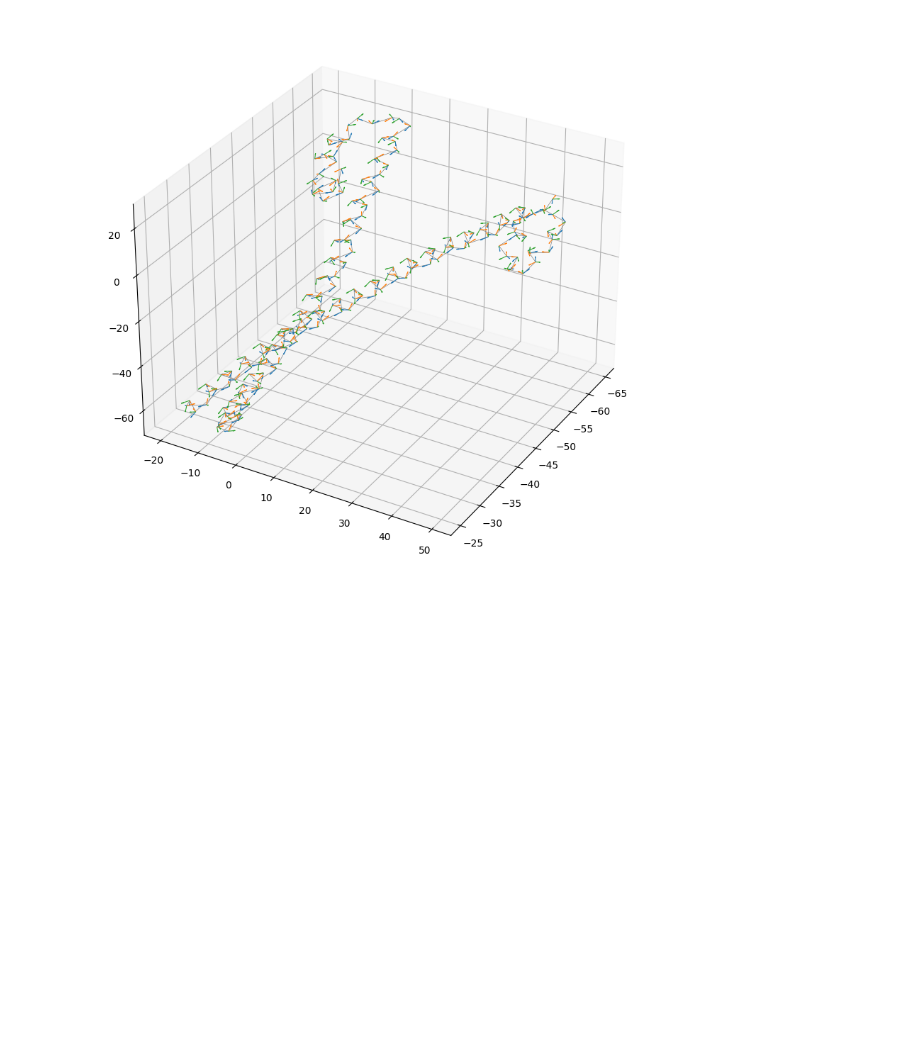
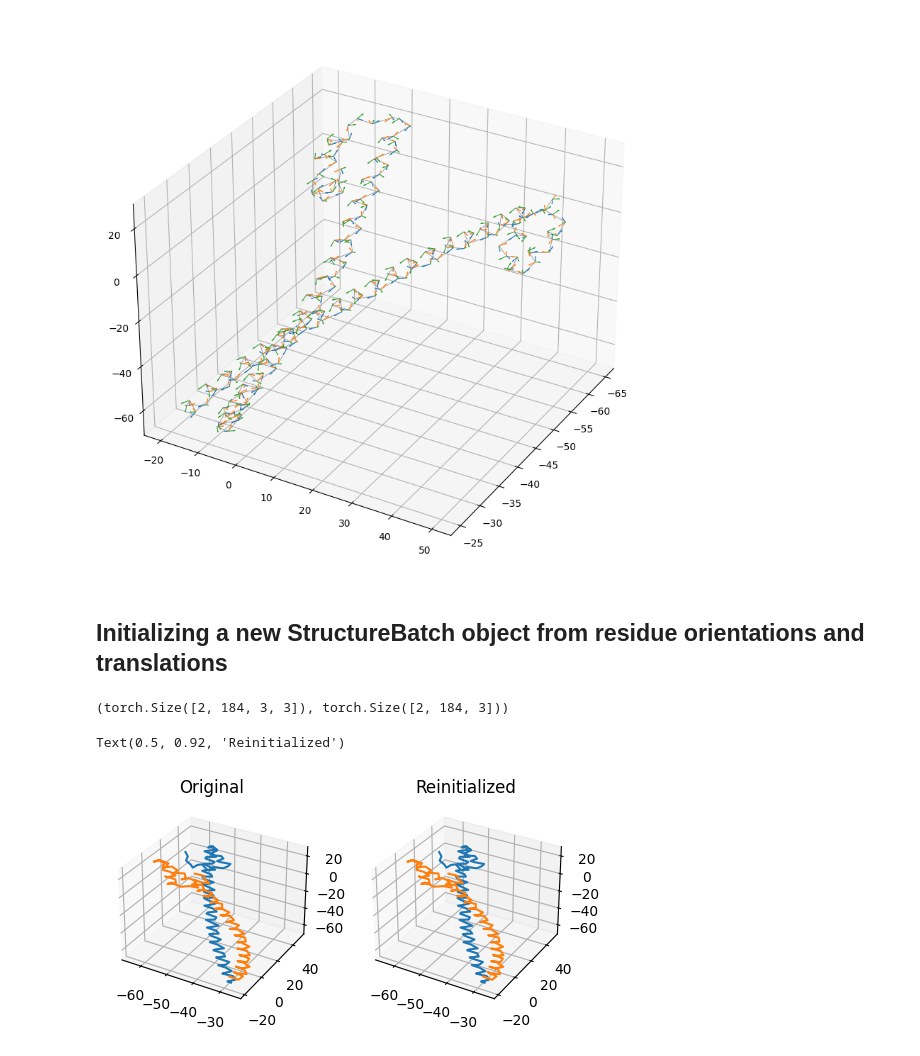
Before and after one commit to dohlee/protstruc, a Jupyter notebook: docs/tutorials/backbone_orientations_and_translations.ipynb, the cells around one changed output. Saved outputs shown, nothing was run; the diff lists cells and outputs as text; code cells hidden in the pictures; blank space fills up the shorter version.

Commit message:
update tutorial for backbone orientations and translations

```diff
--- a/docs/tutorials/backbone_orientations_and_translations.ipynb
+++ b/docs/tutorials/backbone_orientations_and_translations.ipynb
@@ -71,3 +71,52 @@ for idx in [0, 1]:
     ax.view_init(30, 30)
 # %% [output]
 [figure]
+# %% [markdown]
+## Initializing a new StructureBatch object from residue orientations and translations
+# %%
+pdb_ids = ['1REX', '4EOT']
+sb = ps.StructureBatch.from_pdb_id(pdb_ids)
+
+orientations = sb.backbone_orientations(a1='N', a2='CA', a3='C')
+translations = sb.backbone_translations(atom='CA')
+
+orientations.shape, translations.shape
+# %% [output]
+(torch.Size([2, 184, 3, 3]), torch.Size([2, 184, 3]))
+# %%
+fig = plt.figure(figsize=(6, 4))
+ax = fig.add_subplot(121, projection='3d')
+ax2 = fig.add_subplot(122, projection='3d')
+
+prt_idx = 1
+chain_idx = sb.get_chain_idx()
+
+for idx in [0, 1]:
+    chain_mask = chain_idx[prt_idx] == idx
+    # plot backbone CA atoms
+    ax.plot(
+        translations[prt_idx, chain_mask, 0].numpy(),
+        translations[prt_idx, chain_mask, 1].numpy(),
+        translations[prt_idx, chain_mask, 2].numpy(),
+    )
+ax.set_title('Original')
+
+# Reinitialize StructureBatch only using backbone orientations and translations
+sb2 = ps.StructureBatch.from_backbone_orientations_translations(
+    orientations, translations, chain_idx, sb.get_chain_ids(), sb.get_seq()
+)
+
+t = sb2.backbone_translations()
+
+for idx in [0, 1]:
+    chain_mask = chain_idx[prt_idx] == idx
+
+    ax2.plot(
+        t[prt_idx, chain_mask, 0].numpy(),
+        t[prt_idx, chain_mask, 1].numpy(),
+        t[prt_idx, chain_mask, 2].numpy(),
+    )
+ax2.set_title('Reinitialized')
+# %% [output]
+Text(0.5, 0.92, 'Reinitialized')
+[figure, added]
```
